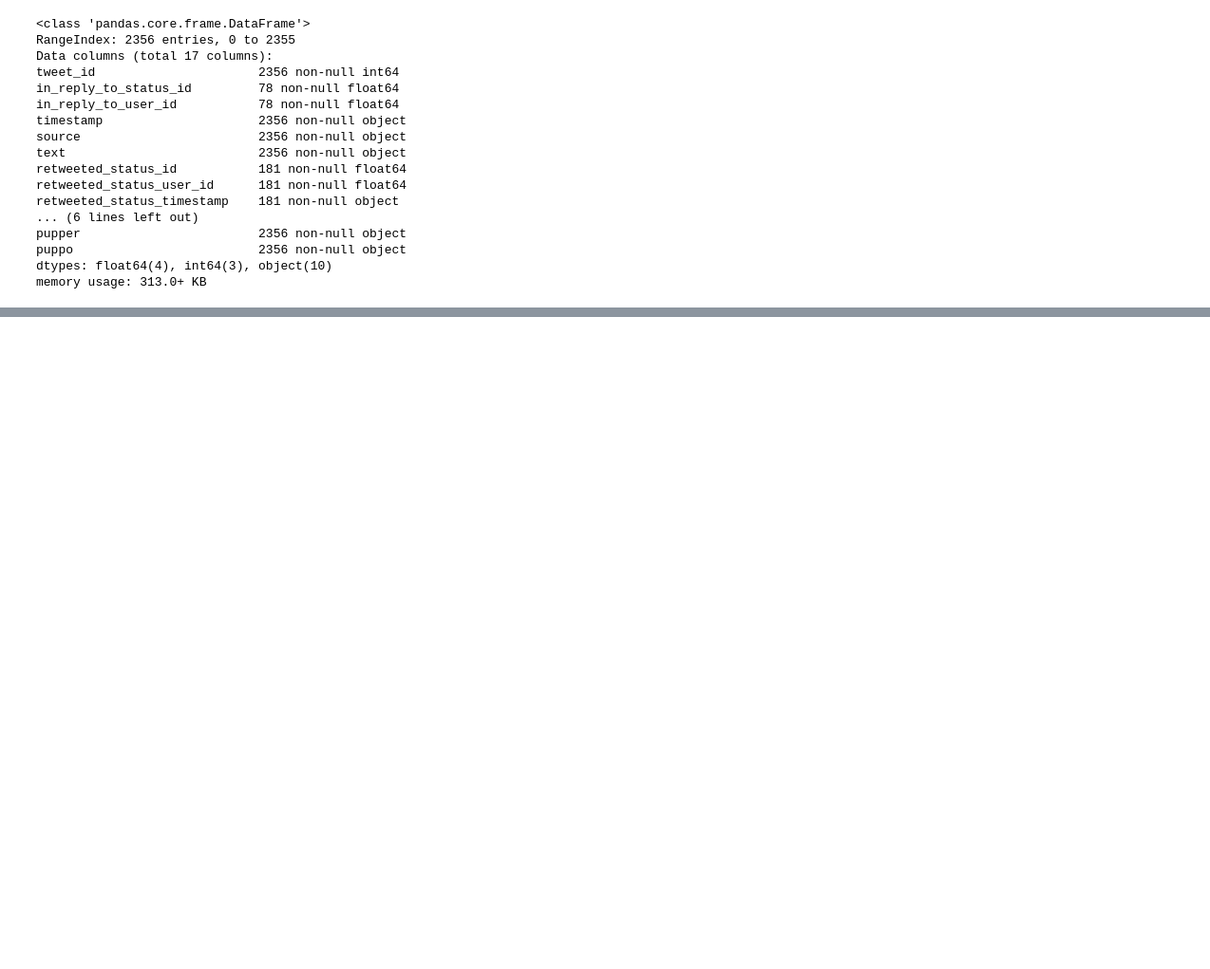
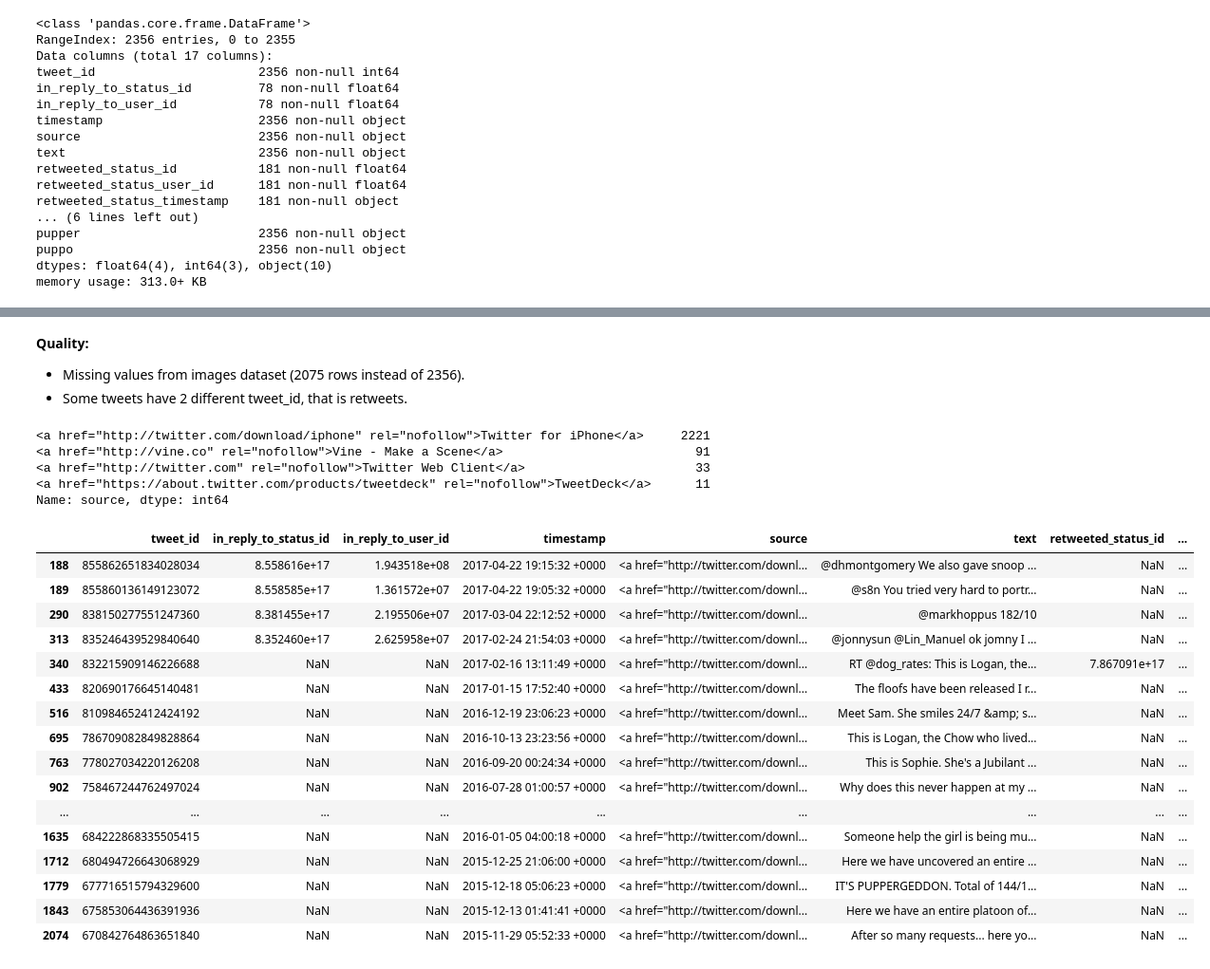
Before and after one commit to Abhijit99dey/Wrangle-and-Analyze-Data, a Jupyter notebook: wrangle_act.ipynb, the cells around one changed output, grey strips where cells are left out. Shown: that part at 95% size. Saved outputs shown, nothing was run; the diff lists cells and outputs as text; code cells hidden in the pictures; blank space fills up the shorter version.

```diff
--- a/wrangle_act.ipynb
+++ b/wrangle_act.ipynb
@@ -608,4 +70,0 @@ Some rating_numerator values are much higher than the range. Also rating_denomin
-# %%
-#find ratings that are off
-pd.set_option('display.max_colwidth', -1)
-df_merge.loc[df_merge.rating_denominator!=10,['tweet_id','text','rating_numerator','rating_denominator']]
@@ -863,0 +312,32 @@ https://stackoverflow.com/questions/47704798/python-pandas-drop-dataframe
+# %% [markdown]
+__Quality:__
+- Missing values from images dataset (2075 rows instead of 2356).
+- Some tweets have 2 different tweet_id, that is retweets.
+# %%
+twitter_archive.source.value_counts()
+# %% [output]
+<a href="http://twitter.com/download/iphone" rel="nofollow">Twitter for iPhone</a>     2221
+<a href="http://vine.co" rel="nofollow">Vine - Make a Scene</a>                          91
+<a href="http://twitter.com" rel="nofollow">Twitter Web Client</a>                       33
+<a href="https://about.twitter.com/products/tweetdeck" rel="nofollow">TweetDeck</a>      11
+Name: source, dtype: int64
+# %%
+twitter_archive[twitter_archive['rating_numerator'] > 20]
+# %% [output]
+|  | tweet_id | in_reply_to_status_id | in_reply_to_user_id | timestamp | source | text | retweeted_status_id | ... |
+| 188 | 855862651834028034 | 8.558616e+17 | 1.943518e+08 | 2017-04-22 19:15:32 +0000 | <a href="http://twitter.com/downl... | @dhmontgomery We also gave snoop ... | NaN | ... |
+| 189 | 855860136149123072 | 8.558585e+17 | 1.361572e+07 | 2017-04-22 19:05:32 +0000 | <a href="http://twitter.com/downl... | @s8n You tried very hard to portr... | NaN | ... |
+| 290 | 838150277551247360 | 8.381455e+17 | 2.195506e+07 | 2017-03-04 22:12:52 +0000 | <a href="http://twitter.com/downl... | @markhoppus 182/10 | NaN | ... |
+| 313 | 835246439529840640 | 8.352460e+17 | 2.625958e+07 | 2017-02-24 21:54:03 +0000 | <a href="http://twitter.com/downl... | @jonnysun @Lin_Manuel ok jomny I ... | NaN | ... |
+| 340 | 832215909146226688 | NaN | NaN | 2017-02-16 13:11:49 +0000 | <a href="http://twitter.com/downl... | RT @dog_rates: This is Logan, the... | 7.867091e+17 | ... |
+| 433 | 820690176645140481 | NaN | NaN | 2017-01-15 17:52:40 +0000 | <a href="http://twitter.com/downl... | The floofs have been released I r... | NaN | ... |
+| 516 | 810984652412424192 | NaN | NaN | 2016-12-19 23:06:23 +0000 | <a href="http://twitter.com/downl... | Meet Sam. She smiles 24/7 &amp; s... | NaN | ... |
+| 695 | 786709082849828864 | NaN | NaN | 2016-10-13 23:23:56 +0000 | <a href="http://twitter.com/downl... | This is Logan, the Chow who lived... | NaN | ... |
+| 763 | 778027034220126208 | NaN | NaN | 2016-09-20 00:24:34 +0000 | <a href="http://twitter.com/downl... | This is Sophie. She's a Jubilant ... | NaN | ... |
+| 902 | 758467244762497024 | NaN | NaN | 2016-07-28 01:00:57 +0000 | <a href="http://twitter.com/downl... | Why does this never happen at my ... | NaN | ... |
+| ... | ... | ... | ... | ... | ... | ... | ... | ... |
+| 1635 | 684222868335505415 | NaN | NaN | 2016-01-05 04:00:18 +0000 | <a href="http://twitter.com/downl... | Someone help the girl is being mu... | NaN | ... |
+| 1712 | 680494726643068929 | NaN | NaN | 2015-12-25 21:06:00 +0000 | <a href="http://twitter.com/downl... | Here we have uncovered an entire ... | NaN | ... |
+| 1779 | 677716515794329600 | NaN | NaN | 2015-12-18 05:06:23 +0000 | <a href="http://twitter.com/downl... | IT'S PUPPERGEDDON. Total of 144/1... | NaN | ... |
+| 1843 | 675853064436391936 | NaN | NaN | 2015-12-13 01:41:41 +0000 | <a href="http://twitter.com/downl... | Here we have an entire platoon of... | NaN | ... |
+| 2074 | 670842764863651840 | NaN | NaN | 2015-11-29 05:52:33 +0000 | <a href="http://twitter.com/downl... | After so many requests... here yo... | NaN | ... |
```
Also changed, not shown: parts of 223 cells of this notebook, 6 other files.
